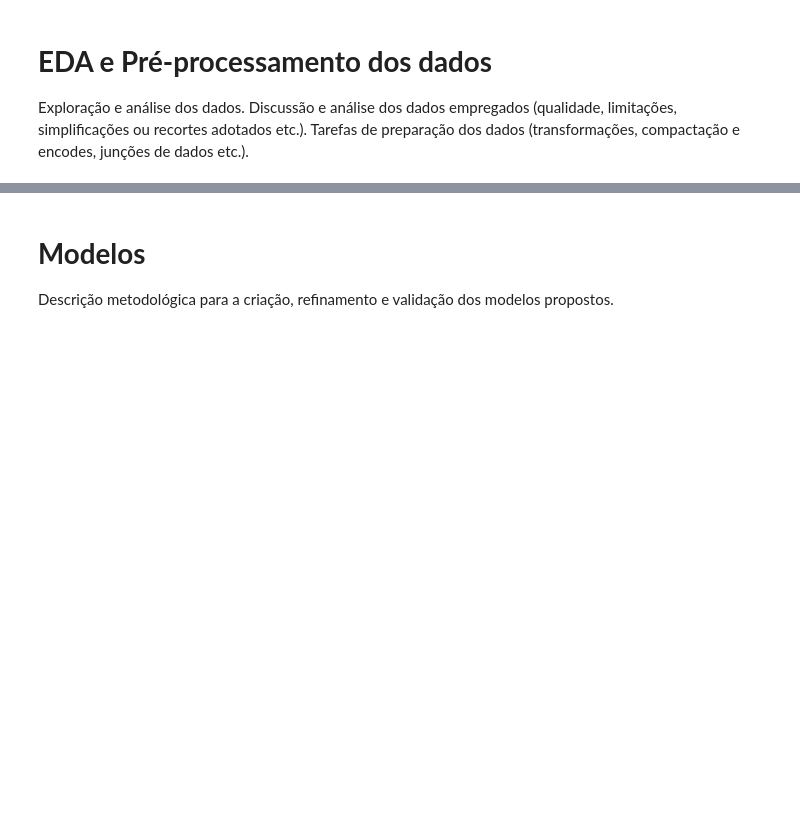
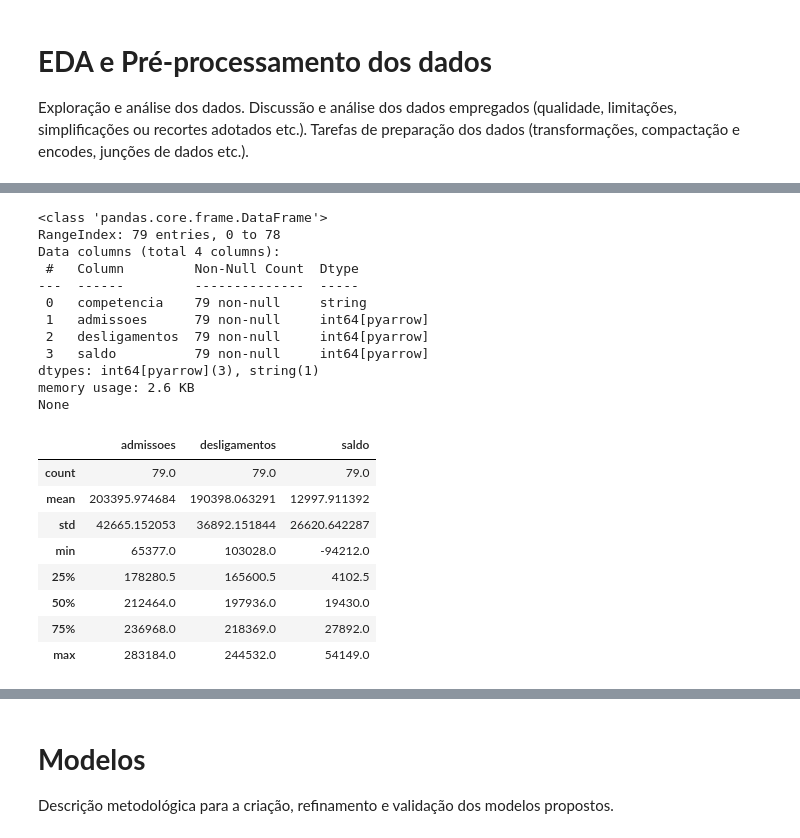
Before and after one commit to TimoteoSantana/cdProjetoAplicadoIV, a Jupyter notebook: projeto/cd_projeto_aplicado_IV_doc._com CRONGR REF TEOR.ipynb, the cells around one changed output, grey strips where cells are left out. Drawn from its saved outputs; the diff is of its cells as text; code cells hidden in the pictures; blank space fills up the shorter version.

Commit message:
describe dos quatro datasets

```diff
--- a/projeto/cd_projeto_aplicado_IV_doc._com CRONGR REF TEOR.ipynb
+++ b/projeto/cd_projeto_aplicado_IV_doc._com CRONGR REF TEOR.ipynb
@@ -104,0 +139,32 @@ Exploração e análise dos dados. Discussão e análise dos dados empregados (q
+# %%
+# UF 31: Minas Gerais
+
+df_caged_mg = pd.read_parquet(
+    "data/processed/caged/caged_mov_uf_31.parquet"
+)
+
+print(df_caged_mg.info(),'\n')
+
+df_caged_mg.describe()
+# %% [output]
+<class 'pandas.core.frame.DataFrame'>
+RangeIndex: 79 entries, 0 to 78
+Data columns (total 4 columns):
+ #   Column         Non-Null Count  Dtype
+---  ------         --------------  -----
+ 0   competencia    79 non-null     string
+ 1   admissoes      79 non-null     int64[pyarrow]
+ 2   desligamentos  79 non-null     int64[pyarrow]
+ 3   saldo          79 non-null     int64[pyarrow]
+dtypes: int64[pyarrow](3), string(1)
+memory usage: 2.6 KB
+None
+|  | admissoes | desligamentos | saldo |
+| count | 79.0 | 79.0 | 79.0 |
+| mean | 203395.974684 | 190398.063291 | 12997.911392 |
+| std | 42665.152053 | 36892.151844 | 26620.642287 |
+| min | 65377.0 | 103028.0 | -94212.0 |
+| 25% | 178280.5 | 165600.5 | 4102.5 |
+| 50% | 212464.0 | 197936.0 | 19430.0 |
+| 75% | 236968.0 | 218369.0 | 27892.0 |
+| max | 283184.0 | 244532.0 | 54149.0 |
```
Also changed, not shown: parts of 9 cells of this notebook.
